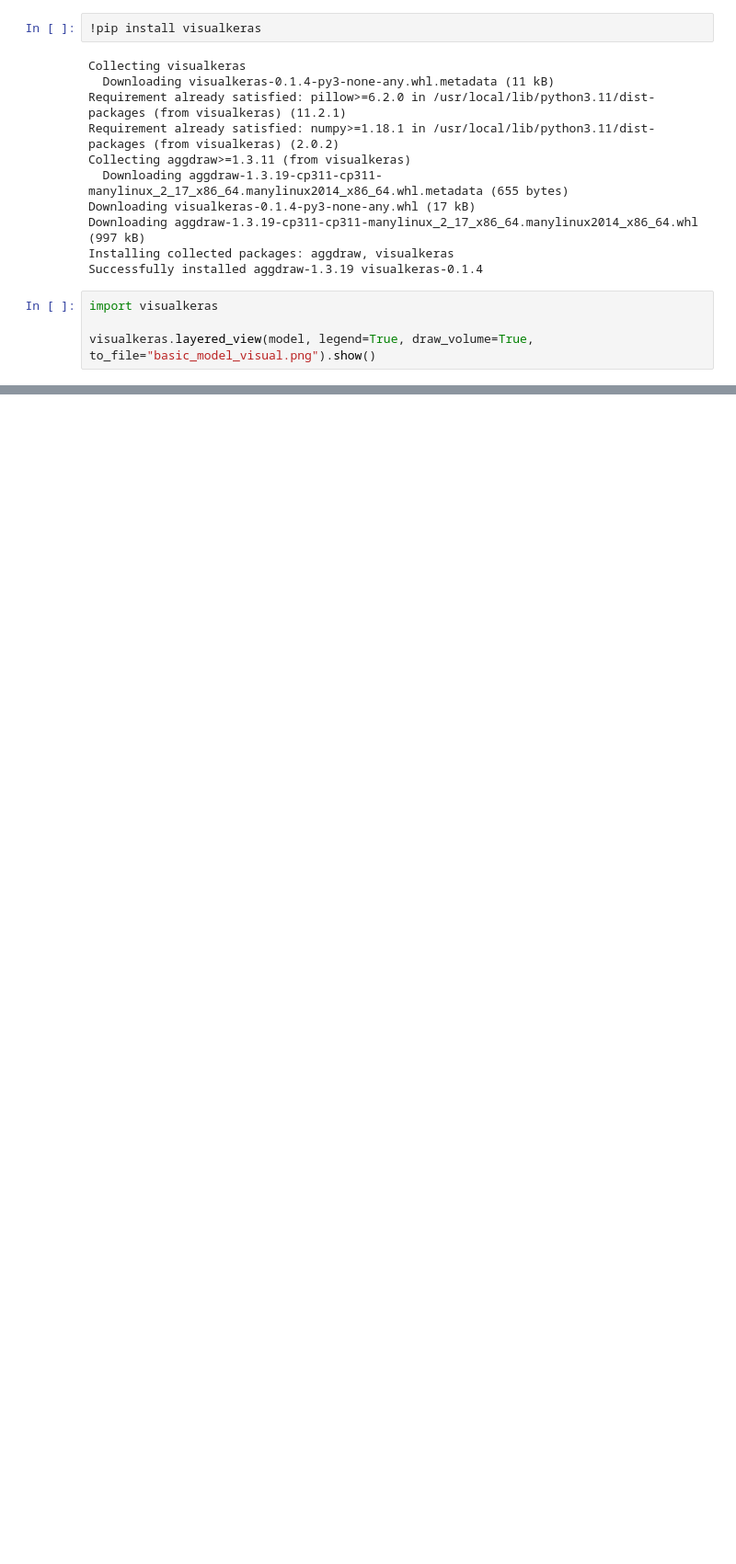
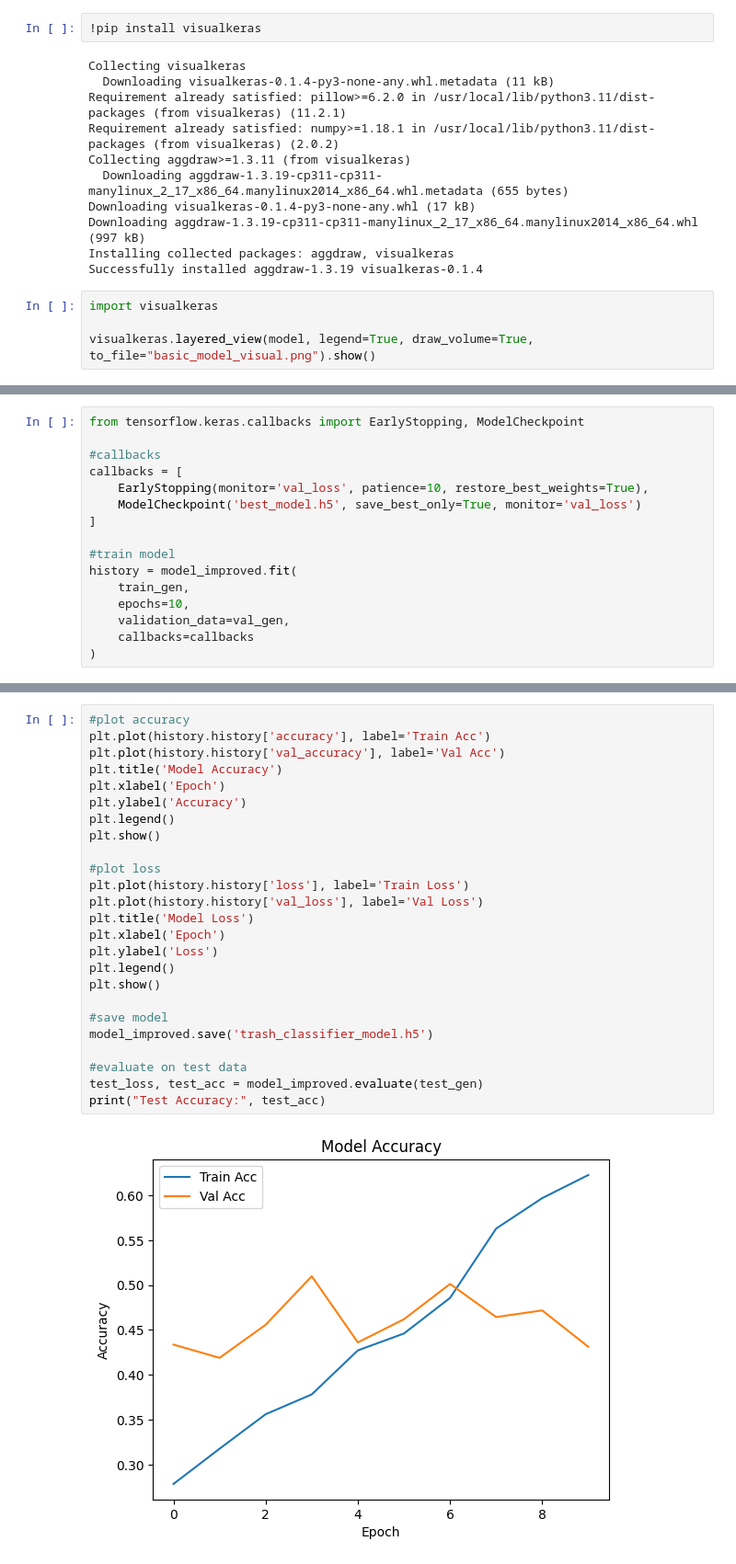
Before and after one commit to himanshhh/Smart_Waste_Management, a Jupyter notebook: notebooks/dissertation_artefact.ipynb, the cells around one changed output, grey strips where cells are left out. Shown at 92% size. Cells and saved outputs as stored; diff of their text form; blank space fills up the shorter version.

```diff
--- a/notebooks/dissertation_artefact.ipynb
+++ b/notebooks/dissertation_artefact.ipynb
@@ -447,0 +512,16 @@ visualkeras.layered_view(model, legend=True, draw_volume=True, to_file="basic_mo
+# %%
+from tensorflow.keras.callbacks import EarlyStopping, ModelCheckpoint
+
+#callbacks
+callbacks = [
+    EarlyStopping(monitor='val_loss', patience=10, restore_best_weights=True),
+    ModelCheckpoint('best_model.h5', save_best_only=True, monitor='val_loss')
+]
+
+#train model
+history = model_improved.fit(
+    train_gen,
+    epochs=10,
+    validation_data=val_gen,
+    callbacks=callbacks
+)
@@ -447,0 +553,27 @@ visualkeras.layered_view(model, legend=True, draw_volume=True, to_file="basic_mo
+# %%
+#plot accuracy
+plt.plot(history.history['accuracy'], label='Train Acc')
+plt.plot(history.history['val_accuracy'], label='Val Acc')
+plt.title('Model Accuracy')
+plt.xlabel('Epoch')
+plt.ylabel('Accuracy')
+plt.legend()
+plt.show()
+
+#plot loss
+plt.plot(history.history['loss'], label='Train Loss')
+plt.plot(history.history['val_loss'], label='Val Loss')
+plt.title('Model Loss')
+plt.xlabel('Epoch')
+plt.ylabel('Loss')
+plt.legend()
+plt.show()
+
+#save model
+model_improved.save('trash_classifier_model.h5')
+
+#evaluate on test data
+test_loss, test_acc = model_improved.evaluate(test_gen)
+print("Test Accuracy:", test_acc)
+# %% [output]
+[figure, added]
```
Also changed, not shown: parts of 5 cells of this notebook.
